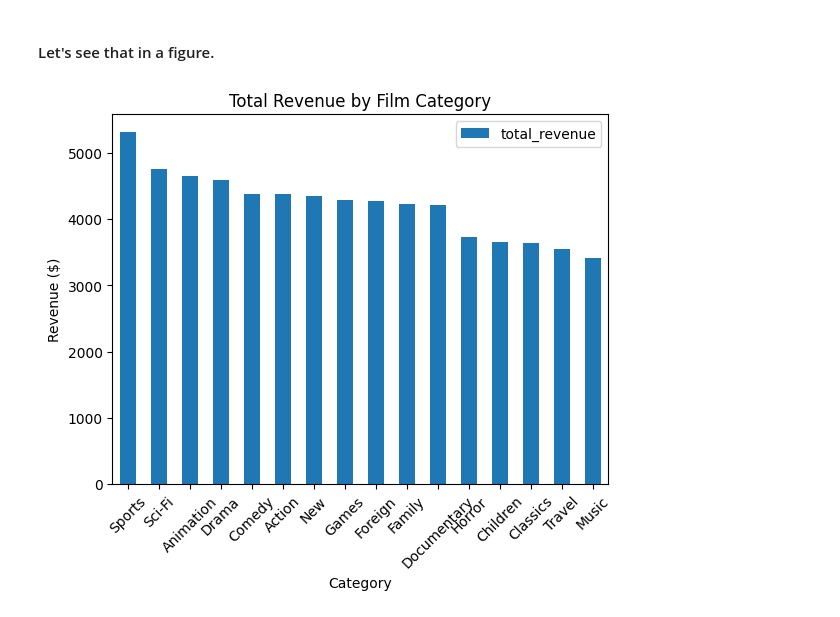
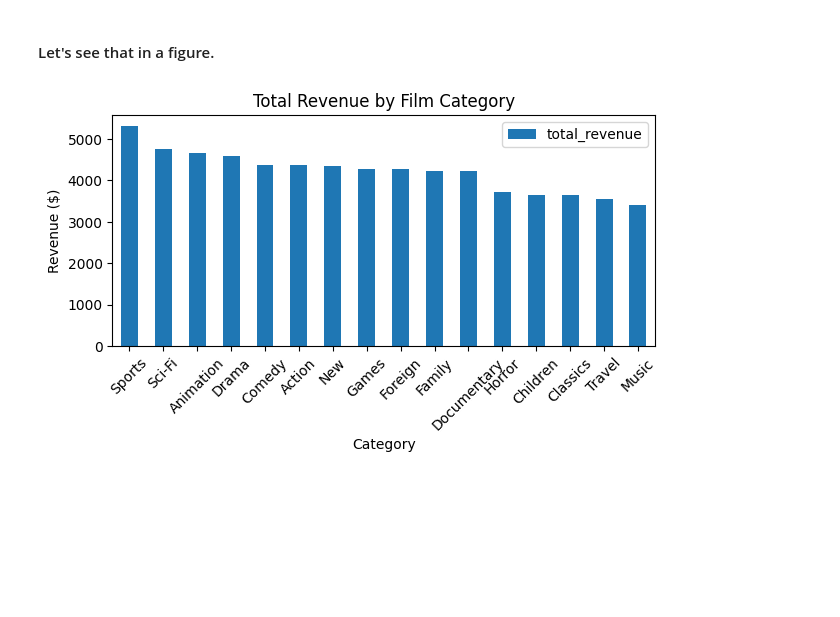
Before and after one commit to Aleex87/sakila_lab_alessandro_abbate, a Jupyter notebook: sql/eda_pandas_duckdb.ipynb, the cells around one changed output. Saved outputs shown, nothing was run; the diff lists cells and outputs as text; code cells hidden in the pictures; blank space fills up the shorter version.

```diff
--- a/sql/eda_pandas_duckdb.ipynb
+++ b/sql/eda_pandas_duckdb.ipynb
@@ -525,13 +527,15 @@ df_cat_rev
 # %%
 df_cat_rev.plot(
     x="category",
     y="total_revenue",
     kind="bar",
+    figsize=(7,3),
+
     title="Total Revenue by Film Category"
 )
 plt.xlabel("Category")
 plt.ylabel("Revenue ($)")
 plt.xticks(rotation=45)
 plt.show()
 # %% [output]
-[figure, old version]
+[figure, new version]
```
Also changed, not shown: parts of 10 cells of this notebook.
